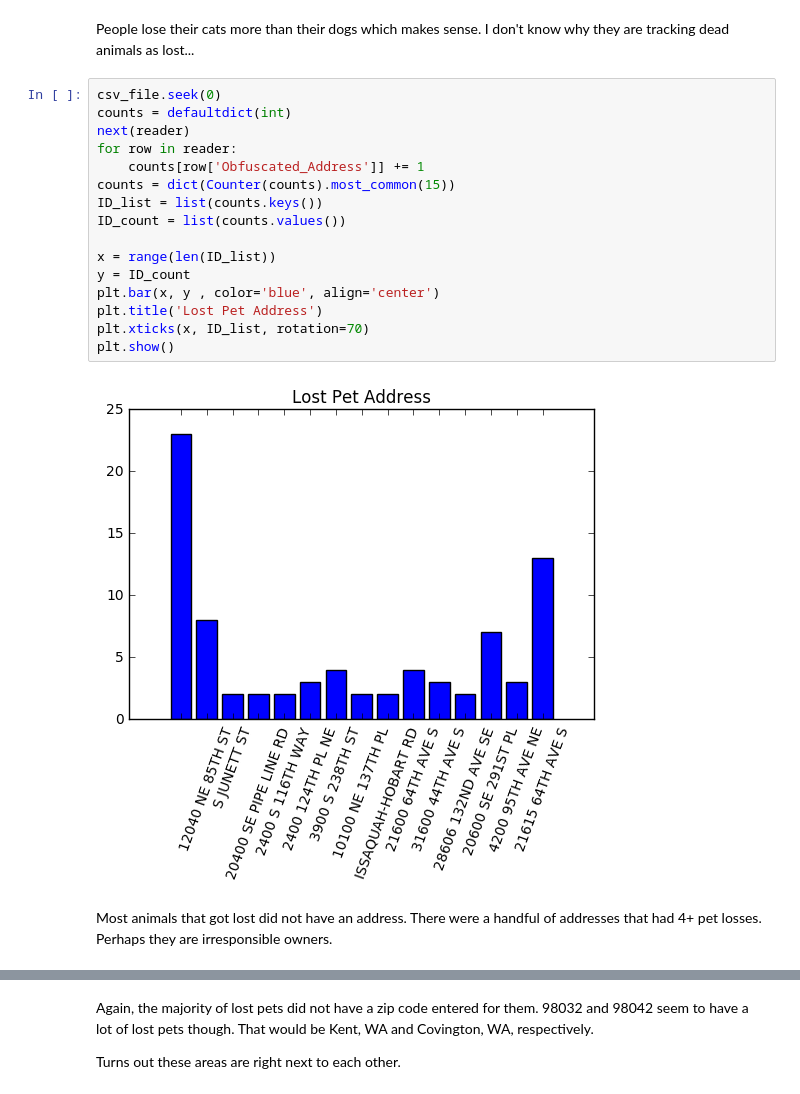
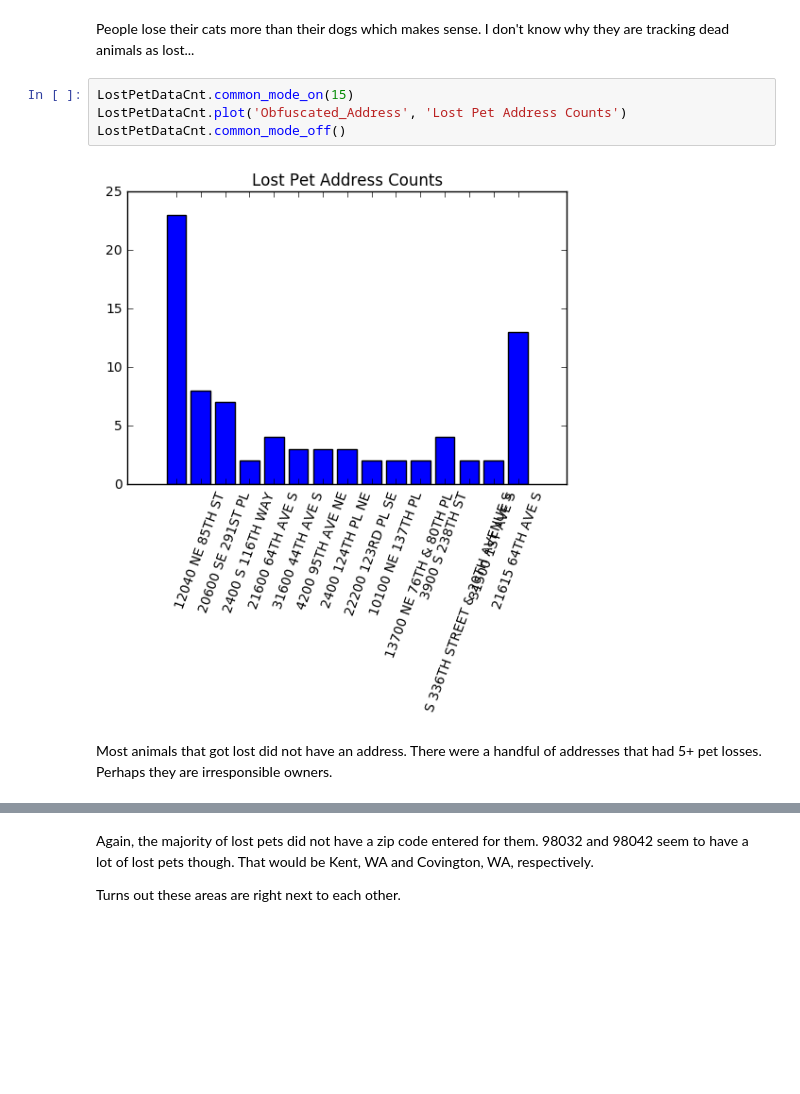
Before and after one commit to sirrah23/Lost_Pets_Data, a Jupyter notebook: Lost_Pets_Dataset.ipynb, the cells around one changed output, grey strips where cells are left out. Drawn from its saved outputs; the diff is of its cells as text; blank space fills up the shorter version.

```diff
--- a/Lost_Pets_Dataset.ipynb
+++ b/Lost_Pets_Dataset.ipynb
@@ -83,22 +84,10 @@ plt.show()
 # %% [markdown]
 People lose their cats more than their dogs which makes sense. I don't know why they are tracking dead animals as lost...
-# %%
-csv_file.seek(0)
-counts = defaultdict(int)
-next(reader)
-for row in reader:
-    counts[row['Obfuscated_Address']] += 1
-counts = dict(Counter(counts).most_common(15))
-ID_list = list(counts.keys())
-ID_count = list(counts.values())
-
-x = range(len(ID_list))
-y = ID_count
-plt.bar(x, y , color='blue', align='center')
-plt.title('Lost Pet Address')
-plt.xticks(x, ID_list, rotation=70)
-plt.show()
-# %% [output]
-[figure, removed]
+# %%
+LostPetDataCnt.common_mode_on(15)
+LostPetDataCnt.plot('Obfuscated_Address', 'Lost Pet Address Counts')
+LostPetDataCnt.common_mode_off()
+# %% [output]
+[figure, added]
 # %% [markdown]
-Most animals that got lost did not have an address. There were a handful of addresses that had 4+ pet losses. Perhaps they are irresponsible owners.
+Most animals that got lost did not have an address. There were a handful of addresses that had 5+ pet losses. Perhaps they are irresponsible owners.
```
Also changed, not shown: parts of 13 cells of this notebook.
